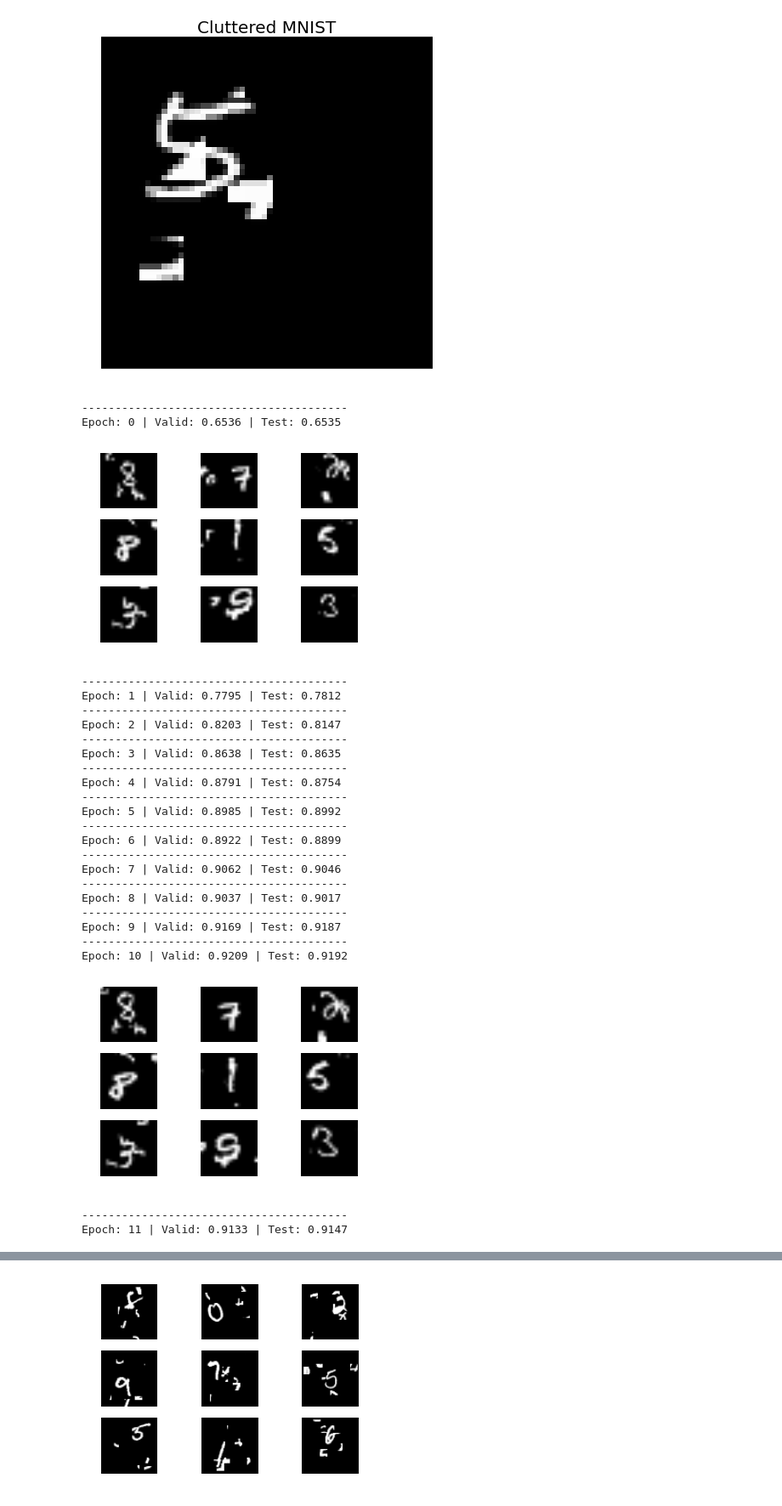
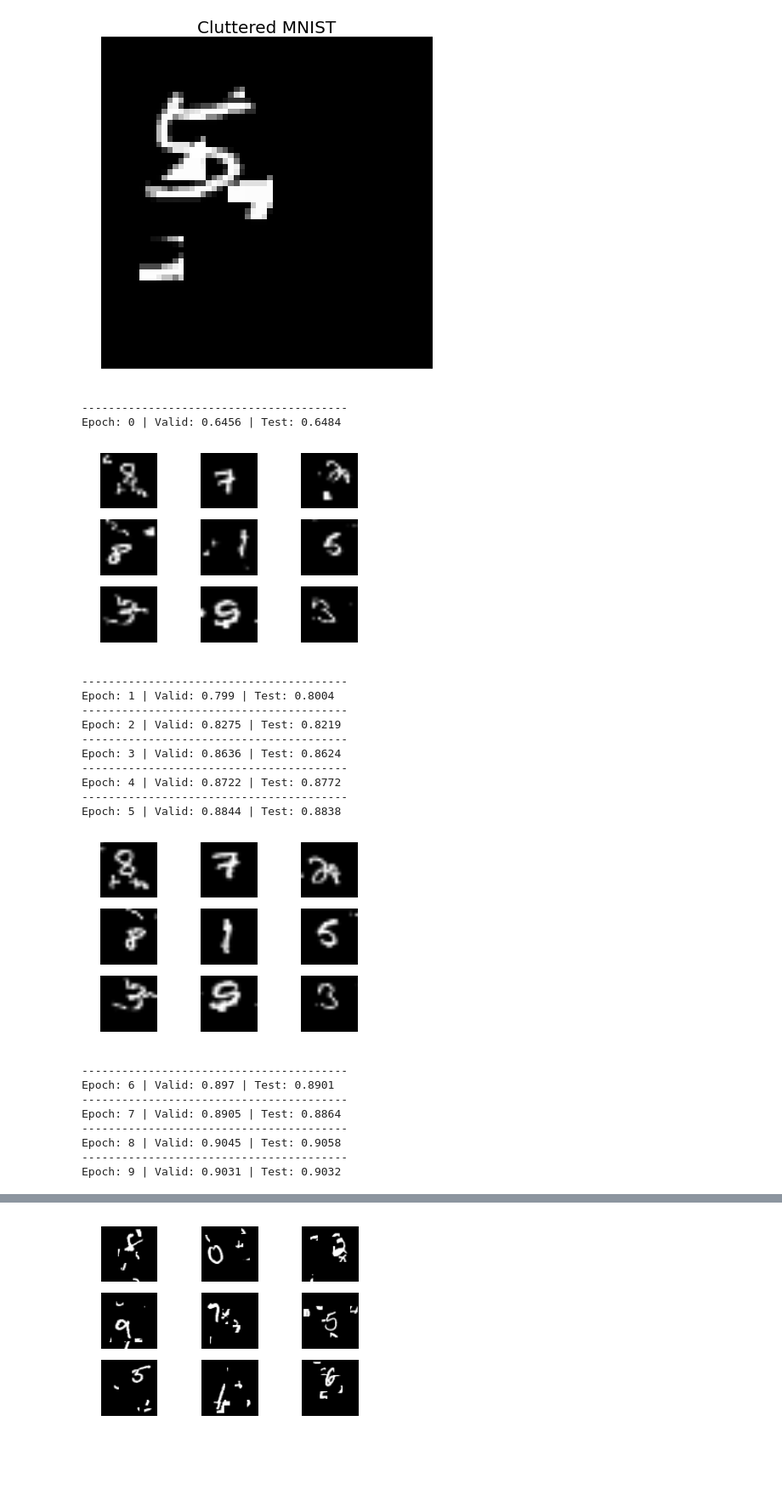
Before and after one commit to EderSantana/seya, a Jupyter notebook: examples/Spatial Transformer Networks.ipynb, the cells around one changed output, grey strips where cells are left out. Shown at 85% size. Drawn from its saved outputs; the diff is of its cells as text; code cells hidden in the pictures; blank space fills up the shorter version.

```diff
--- a/examples/Spatial Transformer Networks.ipynb
+++ b/examples/Spatial Transformer Networks.ipynb
@@ -103,61 +106,56 @@ XX = model.get_input()
 YY = model.layers[0].get_output()
 F = theano.function([XX], YY)
 # %%
-nb_epochs = 100
+nb_epochs = 10 # you probably want to go longer than this
 batch_size = 256
 fig = plt.figure()
 try:
     for e in range(nb_epochs):
         print('-'*40)
         #progbar = generic_utils.Progbar(X_train.shape[0])
         for b in range(X_train.shape[0]/batch_size):
             f = b * batch_size
             l = (b+1) * batch_size
             X_batch = X_train[f:l].astype('float32')
             y_batch = y_train[f:l].astype('float32')
             loss = model.train_on_batch(X_batch, y_batch)
             #progbar.add(X_batch.shape[0], values=[("train loss", loss)])
         scorev = model.evaluate(X_valid, y_valid, show_accuracy=True, verbose=0)[1]
         scoret = model.evaluate(X_test, y_test, show_accuracy=True, verbose=0)[1]
         print('Epoch: {0} | Valid: {1} | Test: {2}'.format(e, scorev, scoret))
-        #if e % 20 == 0:
-        #    model.optimizer.lr *= .7
-        if e % 10 == 0:
+
+        if e % 5 == 0:
             Xresult = F(X_batch[:9])
             plt.clf()
             for i in range(9):
                 plt.subplot(3, 3, i+1)
                 plt.imshow(Xresult[i, 0], cmap='gray')
                 plt.axis('off')
             fig.canvas.draw()
             plt.show()
 except KeyboardInterrupt:
     pass
 # %% [output]
 ----------------------------------------
-Epoch: 0 | Valid: 0.6536 | Test: 0.6535
+Epoch: 0 | Valid: 0.6456 | Test: 0.6484
-[figure, old version]
+[figure, new version]
 ----------------------------------------
-Epoch: 1 | Valid: 0.7795 | Test: 0.7812
+Epoch: 1 | Valid: 0.799 | Test: 0.8004
 ----------------------------------------
-Epoch: 2 | Valid: 0.8203 | Test: 0.8147
+Epoch: 2 | Valid: 0.8275 | Test: 0.8219
 ----------------------------------------
-Epoch: 3 | Valid: 0.8638 | Test: 0.8635
+Epoch: 3 | Valid: 0.8636 | Test: 0.8624
 ----------------------------------------
-Epoch: 4 | Valid: 0.8791 | Test: 0.8754
+Epoch: 4 | Valid: 0.8722 | Test: 0.8772
 ----------------------------------------
-Epoch: 5 | Valid: 0.8985 | Test: 0.8992
-----------------------------------------
-Epoch: 6 | Valid: 0.8922 | Test: 0.8899
-----------------------------------------
-Epoch: 7 | Valid: 0.9062 | Test: 0.9046
-----------------------------------------
-Epoch: 8 | Valid: 0.9037 | Test: 0.9017
-----------------------------------------
-Epoch: 9 | Valid: 0.9169 | Test: 0.9187
-----------------------------------------
-Epoch: 10 | Valid: 0.9209 | Test: 0.9192
+Epoch: 5 | Valid: 0.8844 | Test: 0.8838
-[figure, old version]
+[figure, new version]
 ----------------------------------------
-Epoch: 11 | Valid: 0.9133 | Test: 0.9147
+Epoch: 6 | Valid: 0.897 | Test: 0.8901
+----------------------------------------
+Epoch: 7 | Valid: 0.8905 | Test: 0.8864
+----------------------------------------
+Epoch: 8 | Valid: 0.9045 | Test: 0.9058
+----------------------------------------
+Epoch: 9 | Valid: 0.9031 | Test: 0.9032
 # %% [markdown]
```
Also changed, not shown: parts of 3 cells of this notebook.
